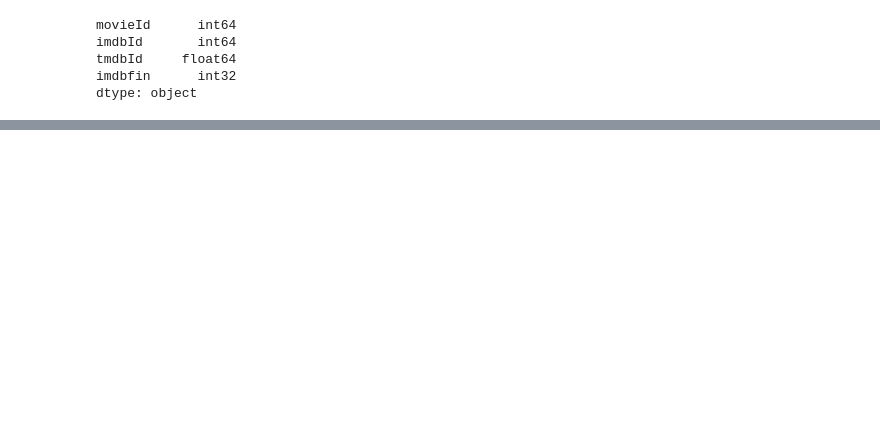
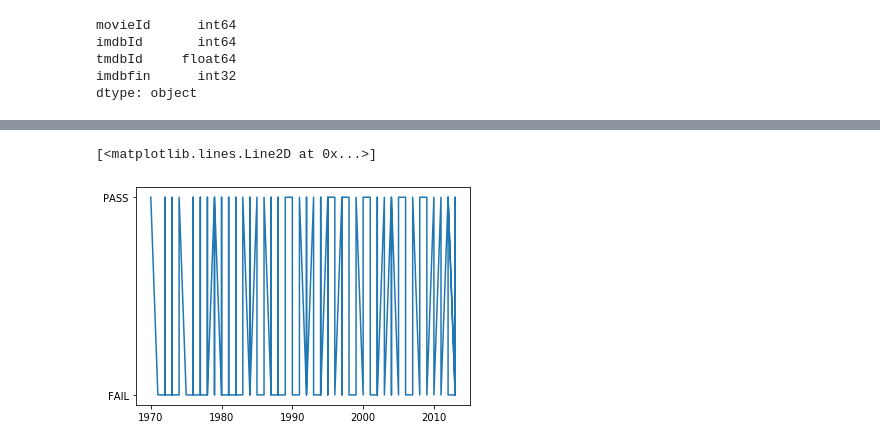
Before and after one commit to radhaparikh11/edamovietv, a Jupyter notebook: analysisnb.ipynb, the cells around one changed output, grey strips where cells are left out. Drawn from its saved outputs; the diff is of its cells as text; code cells hidden in the pictures; blank space fills up the shorter version.

Commit message:
added groundwork for initial plots

```diff
--- a/analysisnb.ipynb
+++ b/analysisnb.ipynb
@@ -55,4 +46,4 @@ linksdf["imdbnew"]=linksdf["imdbId"].astype(int)
 # %%
 bechdeldf["imdbtemp"]=bechdeldf["imdb"].str.slice(2) #slicing the id to remove tt and making it a separate column called imdbtemp
 # %%
-#bechdeldf["imdbasint"]=bechdeldf["imdbtemp"].astype(int) #converting the new column to integer
+bechdeldf["imdbasint"]=bechdeldf["imdbtemp"].astype(int) #converting the new column to integer
@@ -62,12 +60,10 @@ bechdeldf["imdbtemp"]=bechdeldf["imdb"].str.slice(2) #slicing the id to remove t
 bechdeldf.rename(columns={'imdbnew':'imdbfin'},inplace=True)
 linksdf.rename(columns={'imdbnew':'imdbfin'},inplace=True)
 # %%
-bechdeldf.drop("imdbtemp", axis = 1,inplace=True)
+#bechdeldf.drop("period code", axis = 1,inplace=True)
 # %%
-bechdeldf.drop("period code", axis = 1,inplace=True)
+#bechdeldf.drop("decade code", axis = 1, inplace=True)
+#removing the columns we don't need
-# %%
-bechdeldf.drop("decade code", axis = 1, inplace=True)
-#removing the columns we don't need
 # %%
 #bechdeldf.head()
 # %%
@@ -109,0 +128,10 @@ bechdel_links.head()
+# %%
+#plotting a time series graph to show how many movies in a year passed the test and how many didn't,
+#hypothesis:more movies have passed bechdel test over the years
+x=bechdel_links["year"]
+y=bechdel_links["binary"]
+plt.plot(x,y)
+#this plot is wrong it needs to be changed
+# %% [output]
+[<matplotlib.lines.Line2D at 0x...>]
+[figure, added]
```
Also changed, not shown: parts of 6 cells of this notebook.
